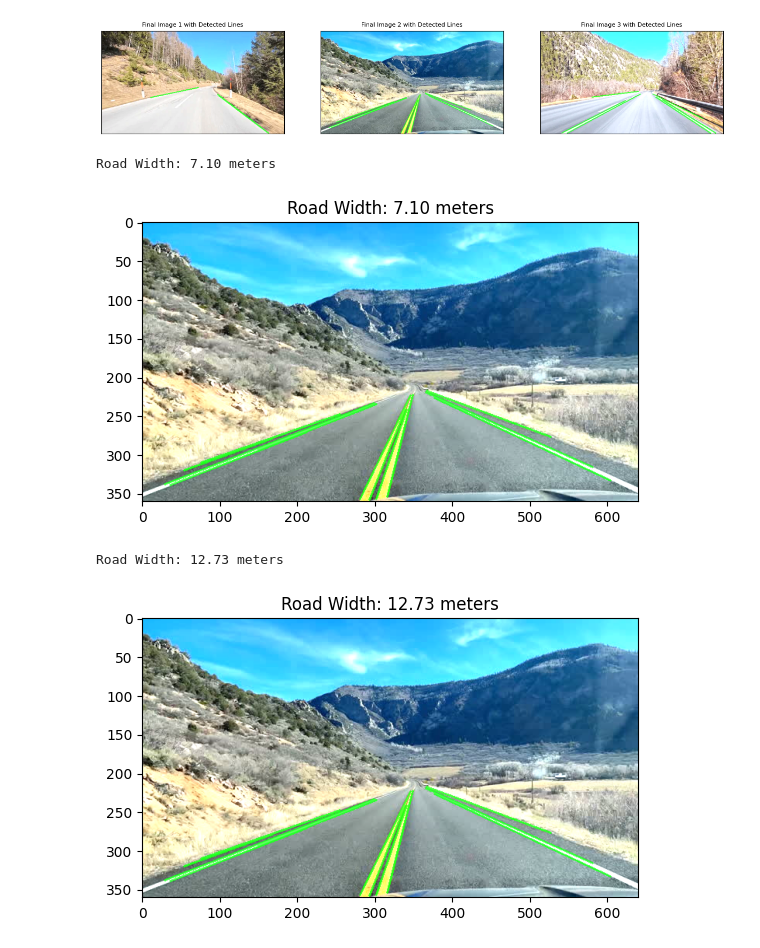
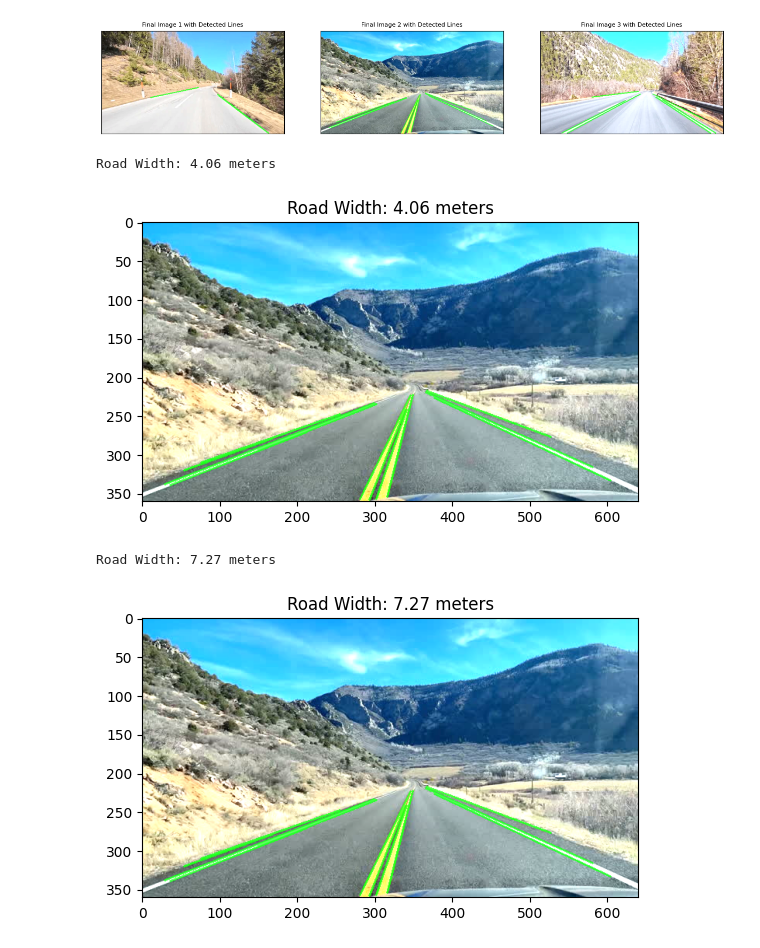
Before and after one commit to DilshanGDT/Project-SafePath, a Jupyter notebook: test.ipynb, the cells around one changed output. Drawn from its saved outputs; the diff is of its cells as text; code cells hidden in the pictures.

```diff
--- a/test.ipynb
+++ b/test.ipynb
@@ -338,7 +338,7 @@ def measureRoadWidth(image, metersPerPixel):
 # Example usage with a sample image and metersPerPixel value
 # imagePath = 'path_to_your_image.jpg'
 image = finalImg2
-metersPerPixel = 0.021  # Replace with the actual meters per pixel value for your images
+metersPerPixel = 0.012  # Replace with the actual meters per pixel value for your images
 
 # meters per pixels = actual image size in meters/ image pixel value
 
@@ -350,10 +350,10 @@ plt.imshow(cv2.cvtColor(image, cv2.COLOR_BGR2RGB))
 plt.title(f'Road Width: {roadWidth:.2f} meters')
 plt.show()
 # %% [output]
-Road Width: 7.10 meters
+Road Width: 4.06 meters
 [figure]
 # %%
-# Step 08 - Measure the road width by considering the meters per pixel of the image
+# Step 08 - Improved (Does not affect the mddlle line i.e. left & right lane divider)
 
 def measureRoadWidth(image, metersPerPixel):
     # Convert the image to HSV color space to detect green lines
@@ -383,33 +383,33 @@ def measureRoadWidth(image, metersPerPixel):
                     leftX.append(x)
                 elif x > 2 * width // 3:  # Rightmost third of the image
                     rightX.append(x)
 
     if leftX and rightX:
         # Measure road width using the outermost points on the left and right side
         leftmostX = np.min(leftX)
         rightmostX = np.max(rightX)
 
         # Calculate the road width in pixels and convert it to meters
         roadWidthPixels = rightmostX - leftmostX
         roadWidthMeters = roadWidthPixels * metersPerPixel
     else:
         roadWidthMeters = 0
 
     return roadWidthMeters
 
 # Example usage with a sample image and metersPerPixel value
 image = finalImg2  # The image with road lines
-metersPerPixel = 0.021  # Replace with the actual meters per pixel value for your images
+metersPerPixel = 0.012  # Replace with the actual meters per pixel value for your images
 
 # meters per pixels = actual image size in meters / image pixel value
 roadWidth = measureRoadWidth(image, metersPerPixel)
 print(f'Road Width: {roadWidth:.2f} meters')
 
 # Display the image with detected green lines for verification
 import matplotlib.pyplot as plt
 plt.imshow(cv2.cvtColor(image, cv2.COLOR_BGR2RGB))
 plt.title(f'Road Width: {roadWidth:.2f} meters')
 plt.show()
 # %% [output]
-Road Width: 12.73 meters
+Road Width: 7.27 meters
-[figure, old version]
+[figure, new version]
```
